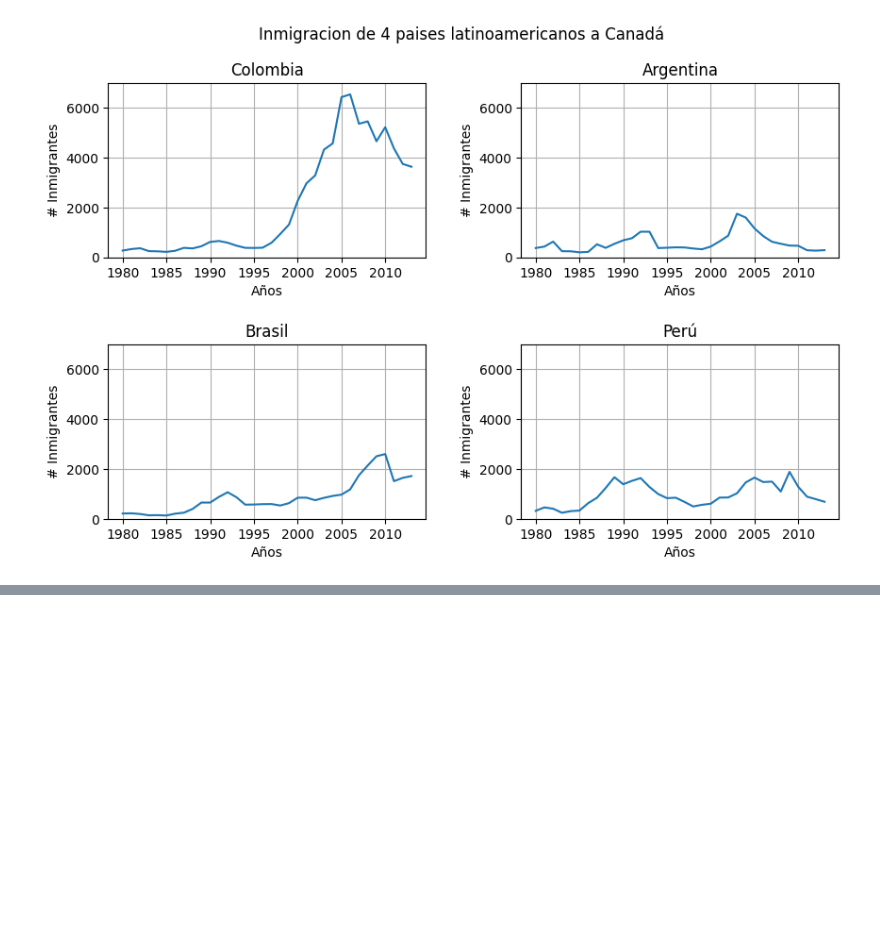
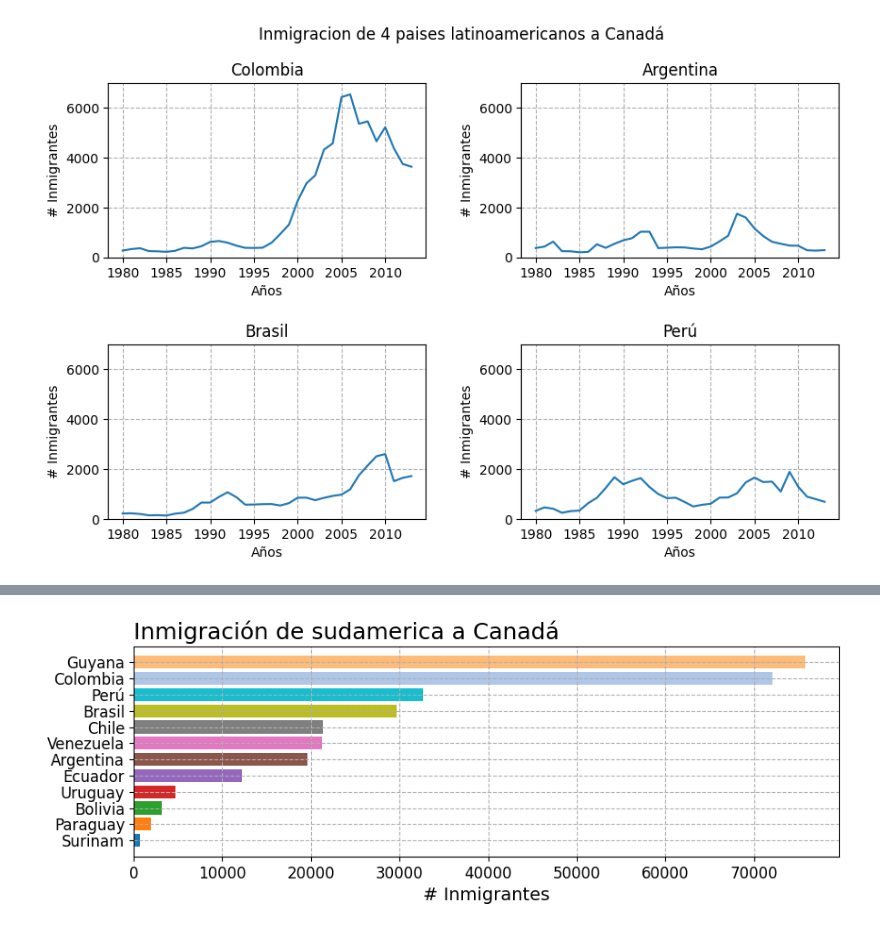
Before and after one commit to Near-o7/data_viz, a Jupyter notebook: data_viz.ipynb, the cells around one changed output, grey strips where cells are left out. Saved outputs shown, nothing was run; the diff lists cells and outputs as text; code cells hidden in the pictures; blank space fills up the shorter version.

```diff
--- a/data_viz.ipynb
+++ b/data_viz.ipynb
@@ -224,0 +298,3 @@ plt.show()
+# %%
+sudamerica_sorted = sudamerica.sort_values('Total', ascending=True)
+sudamerica_sorted
@@ -224,0 +317,27 @@ plt.show()
+# %%
+colores = [
+    "#1f77b4",  # azul
+    "#ff7f0e",  # naranja
+    "#2ca02c",  # verde
+    "#d62728",  # rojo
+    "#9467bd",  # morado
+    "#8c564b",  # marrón
+    "#e377c2",  # rosa
+    "#7f7f7f",  # gris
+    "#bcbd22",  # amarillo oliva
+    "#17becf",  # cian
+    "#aec7e8",  # azul claro
+    "#ffbb78",  # naranja claro
+]
+
+fig, ax = plt.subplots(figsize=(10, 3))
+ax.barh(sudamerica_sorted.index, sudamerica_sorted['Total'], color=colores)
+ax.set_title('Inmigración de sudamerica a Canadá', loc='left', fontsize=18)
+ax.set_ylabel('')
+ax.set_xlabel('# Inmigrantes', fontsize=14)
+ax.grid(linestyle='--')
+ax.xaxis.set_tick_params(labelsize=12)
+ax.yaxis.set_tick_params(labelsize=12)
+plt.show()
+# %% [output]
+[figure, added]
```
Also changed, not shown: parts of 6 cells of this notebook.
